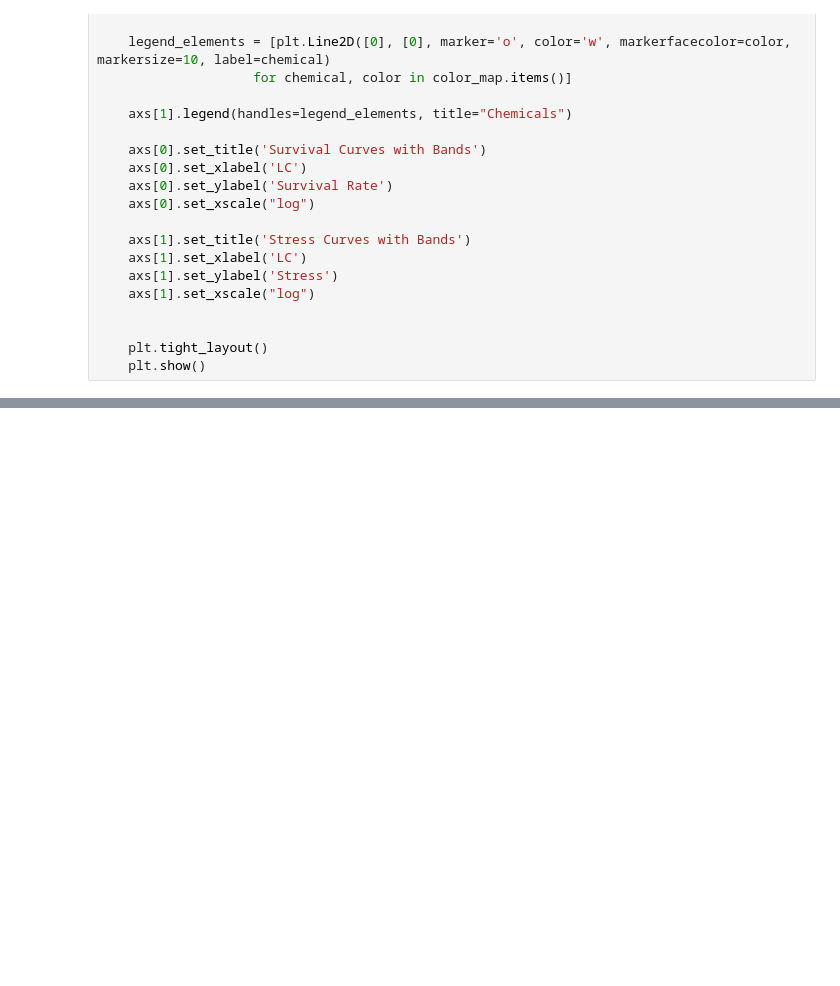
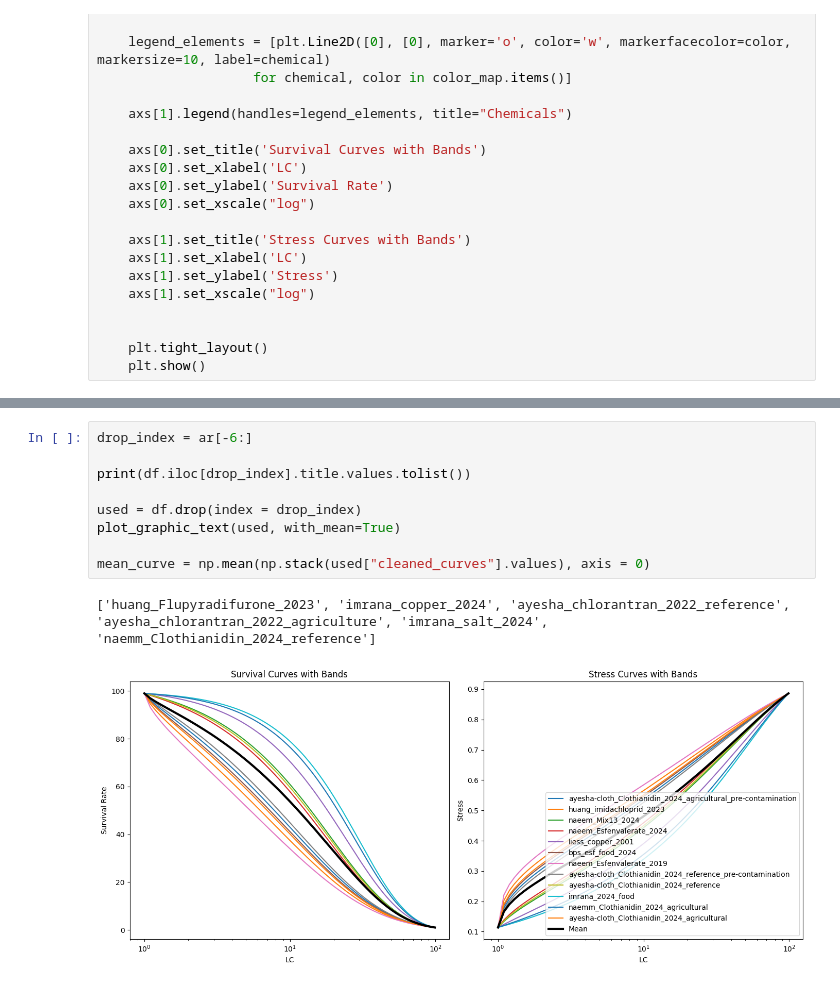
Before and after one commit to ffhammer/sam, a Jupyter notebook: scripts/compare_curves.ipynb, the cells around one changed output, grey strips where cells are left out. Saved outputs shown, nothing was run; the diff lists cells and outputs as text; blank space fills up the shorter version.

```diff
--- a/scripts/compare_curves.ipynb
+++ b/scripts/compare_curves.ipynb
@@ -249,3 +260,15 @@ array([ 2,  3,  6,  7, 15, 13,  5,  8,  9, 12, 11, 10, 17,  1,  4, 14, 16,
+# %%
+drop_index = ar[-6:]
+
+print(df.iloc[drop_index].title.values.tolist())
+
+used = df.drop(index = drop_index)
+plot_graphic_text(used, with_mean=True)
+
+mean_curve = np.mean(np.stack(used["cleaned_curves"].values), axis = 0)
+# %% [output]
+['huang_Flupyradifurone_2023', 'imrana_copper_2024', 'ayesha_chlorantran_2022_reference', 'ayesha_chlorantran_2022_agriculture', 'imrana_salt_2024', 'naemm_Clothianidin_2024_reference']
+[figure, added]
 # %%
 mean_curve = np.mean(np.stack(df["cleaned_curves"].values), axis = 0)
 
```
Also changed, not shown: parts of 8 cells of this notebook, 6 other files.
